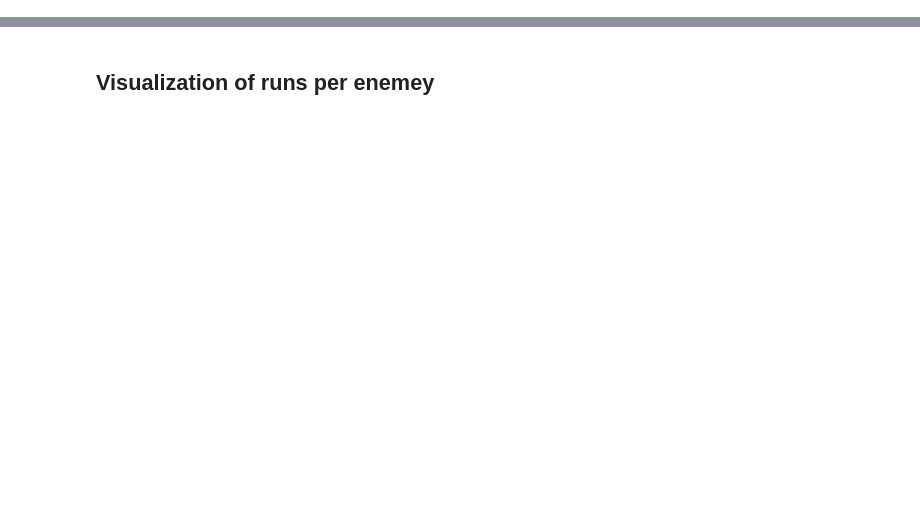
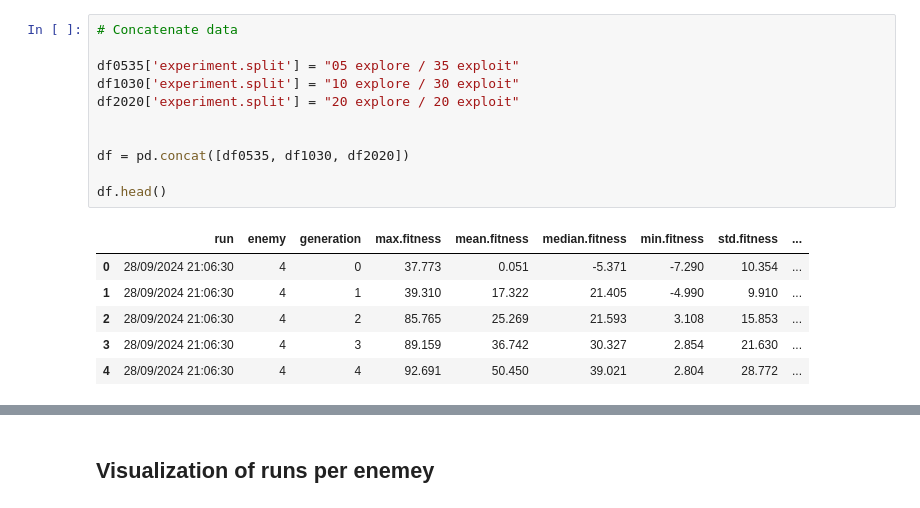
Before and after one commit to yossiyhartman/EvoMan-VU, a Jupyter notebook: visualise_performance.ipynb, the cells around one changed output, grey strips where cells are left out. Drawn from its saved outputs; the diff is of its cells as text; blank space fills up the shorter version.

```diff
--- a/visualise_performance.ipynb
+++ b/visualise_performance.ipynb
@@ -15,0 +26,18 @@ df.head()
+# %%
+# Concatenate data
+
+df0535['experiment.split'] = "05 explore / 35 exploit"
+df1030['experiment.split'] = "10 explore / 30 exploit"
+df2020['experiment.split'] = "20 explore / 20 exploit"
+
+
+df = pd.concat([df0535, df1030, df2020])
+
+df.head()
+# %% [output]
+|  | run | enemy | generation | max.fitness | mean.fitness | median.fitness | min.fitness | std.fitness | ... |
+| 0 | 28/09/2024 21:06:30 | 4 | 0 | 37.773 | 0.051 | -5.371 | -7.290 | 10.354 | ... |
+| 1 | 28/09/2024 21:06:30 | 4 | 1 | 39.310 | 17.322 | 21.405 | -4.990 | 9.910 | ... |
+| 2 | 28/09/2024 21:06:30 | 4 | 2 | 85.765 | 25.269 | 21.593 | 3.108 | 15.853 | ... |
+| 3 | 28/09/2024 21:06:30 | 4 | 3 | 89.159 | 36.742 | 30.327 | 2.854 | 21.630 | ... |
+| 4 | 28/09/2024 21:06:30 | 4 | 4 | 92.691 | 50.450 | 39.021 | 2.804 | 28.772 | ... |
```
Also changed, not shown: parts of 5 cells of this notebook, 2 other files.
